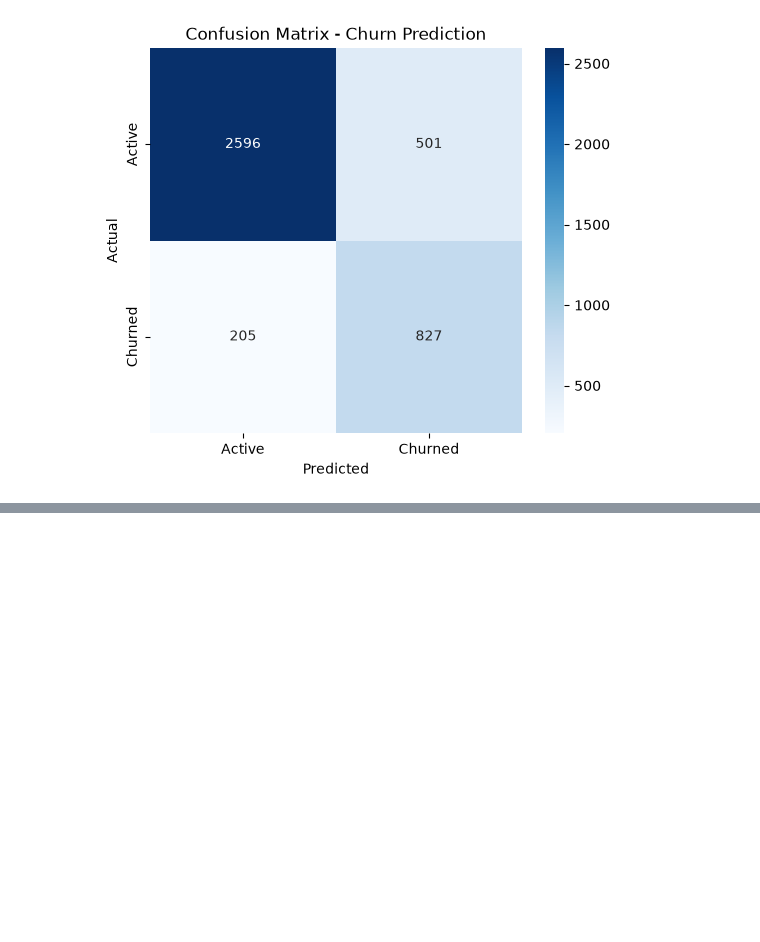
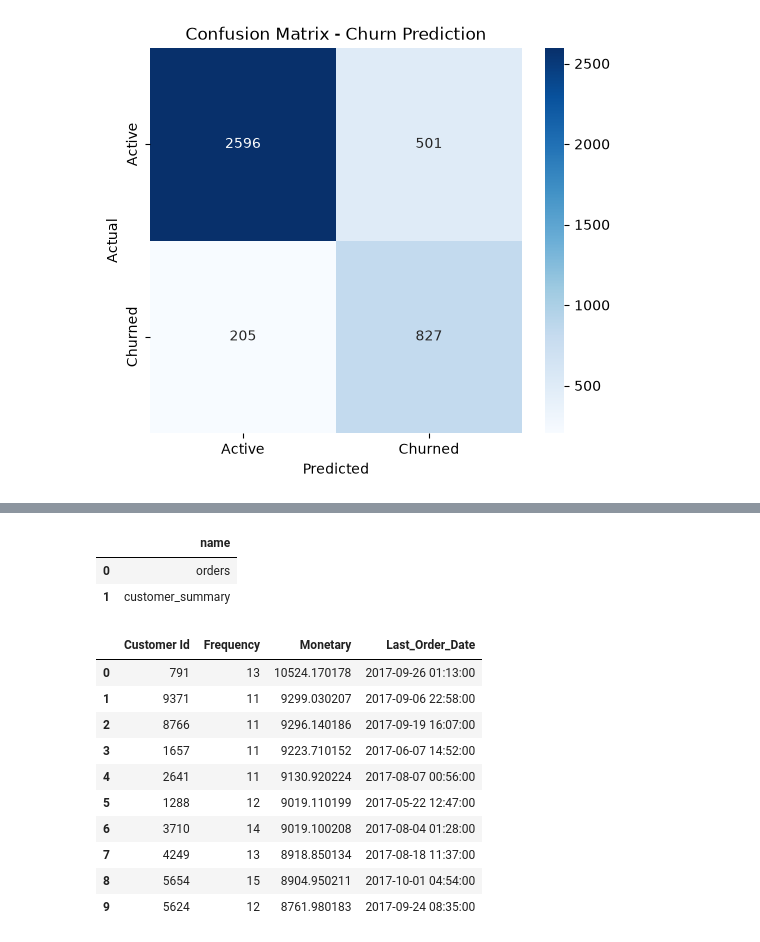
Before and after one commit to fitnesscreed7-beep/churn-segmentation-project, a Jupyter notebook: notebooks/03_churn_modeling.ipynb, the cells around one changed output, grey strips where cells are left out. Saved outputs shown, nothing was run; the diff lists cells and outputs as text; code cells hidden in the pictures; blank space fills up the shorter version.

```diff
--- a/notebooks/03_churn_modeling.ipynb
+++ b/notebooks/03_churn_modeling.ipynb
@@ -176,0 +234,38 @@ plt.show()
+# %%
+import sqlite3
+
+conn = sqlite3.connect('../data/processed/churn_project.db')
+df.to_sql('orders', conn, if_exists='replace', index=False)
+rfm.to_sql('customer_summary', conn, if_exists='replace', index=False)
+
+pd.read_sql("SELECT name FROM sqlite_master WHERE type='table'", conn)
+# %% [output]
+|  | name |
+| 0 | orders |
+| 1 | customer_summary |
+# %%
+query_rfm = """
+SELECT
+    "Customer Id",
+    COUNT(DISTINCT "Order Id") AS Frequency,
+    SUM(Sales) AS Monetary,
+    MAX("order date (DateOrders)") AS Last_Order_Date
+FROM orders
+GROUP BY "Customer Id"
+ORDER BY Monetary DESC
+LIMIT 10
+"""
+
+pd.read_sql(query_rfm, conn)
+# %% [output]
+|  | Customer Id | Frequency | Monetary | Last_Order_Date |
+| 0 | 791 | 13 | 10524.170178 | 2017-09-26 01:13:00 |
+| 1 | 9371 | 11 | 9299.030207 | 2017-09-06 22:58:00 |
+| 2 | 8766 | 11 | 9296.140186 | 2017-09-19 16:07:00 |
+| 3 | 1657 | 11 | 9223.710152 | 2017-06-07 14:52:00 |
+| 4 | 2641 | 11 | 9130.920224 | 2017-08-07 00:56:00 |
+| 5 | 1288 | 12 | 9019.110199 | 2017-05-22 12:47:00 |
+| 6 | 3710 | 14 | 9019.100208 | 2017-08-04 01:28:00 |
+| 7 | 4249 | 13 | 8918.850134 | 2017-08-18 11:37:00 |
+| 8 | 5654 | 15 | 8904.950211 | 2017-10-01 04:54:00 |
+| 9 | 5624 | 12 | 8761.980183 | 2017-09-24 08:35:00 |
```
Also changed, not shown: parts of 5 cells of this notebook, 4 other files.
